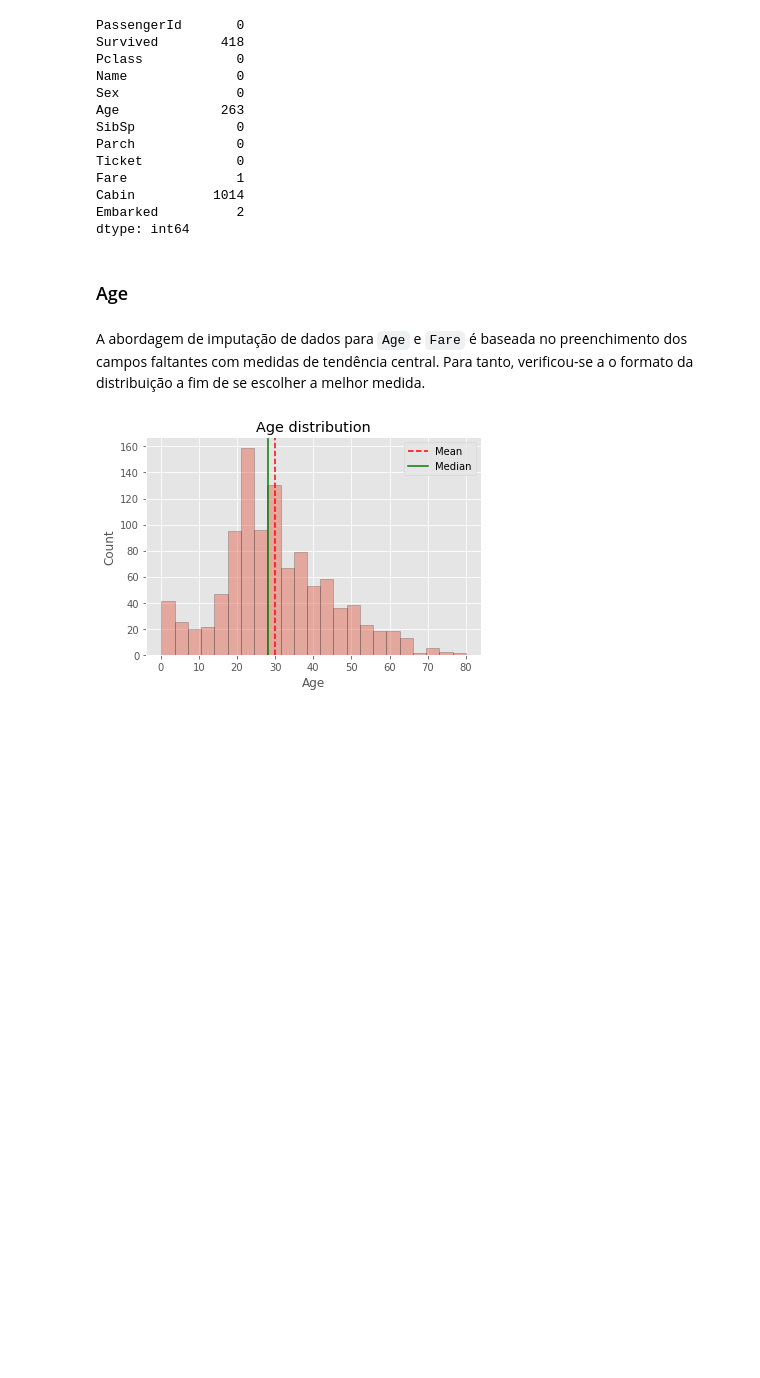
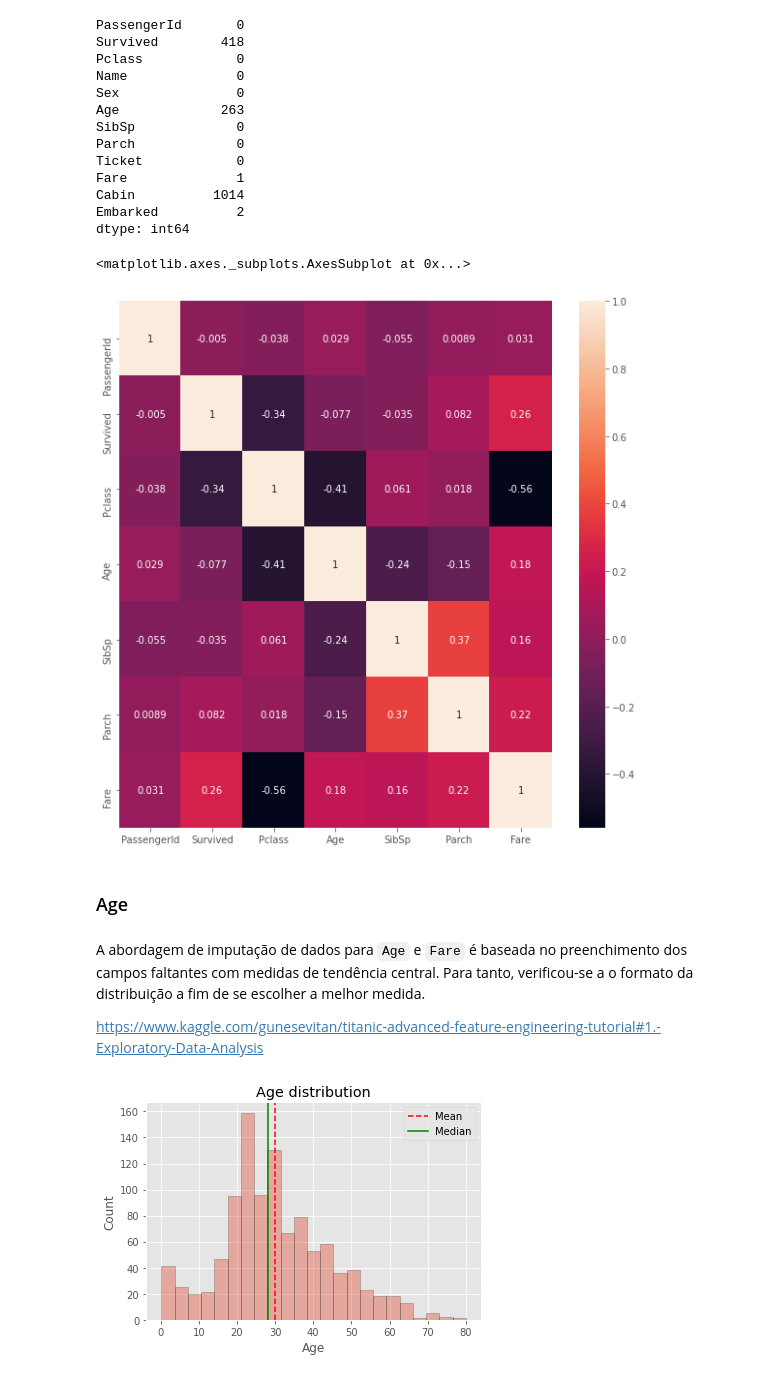
Before and after one commit to rafabenevente/AM_1, a Jupyter notebook: AM_1_Titanic_Predição_dos_sobreviventes.ipynb, the cells around one changed output. Saved outputs shown, nothing was run; the diff lists cells and outputs as text; code cells hidden in the pictures; blank space fills up the shorter version.

```diff
--- a/AM_1_Titanic_Predição_dos_sobreviventes.ipynb
+++ b/AM_1_Titanic_Predição_dos_sobreviventes.ipynb
@@ -187,10 +187,19 @@ Fare              1
 Cabin          1014
 Embarked          2
 dtype: int64
+# %%
+# Heatmap de coeficiente de correlação entre as variáveis
+plt.figure(figsize=(10,10))
+sns.heatmap(all_data.corr(), annot = True)
+# %% [output]
+<matplotlib.axes._subplots.AxesSubplot at 0x...>
+[figure, added]
 # %% [markdown]
 ### Age
 # %% [markdown]
 A abordagem de imputação de dados para `Age` e `Fare` é baseada no preenchimento dos campos faltantes com medidas de tendência central. Para tanto, verificou-se a o formato da distribuição a fim de se escolher a melhor medida.
+
+https://www.kaggle.com/gunesevitan/titanic-advanced-feature-engineering-tutorial#1.-Exploratory-Data-Analysis
 # %%
 
 # Cálculo da média e mediana
```
Also changed, not shown: parts of 28 cells of this notebook.
